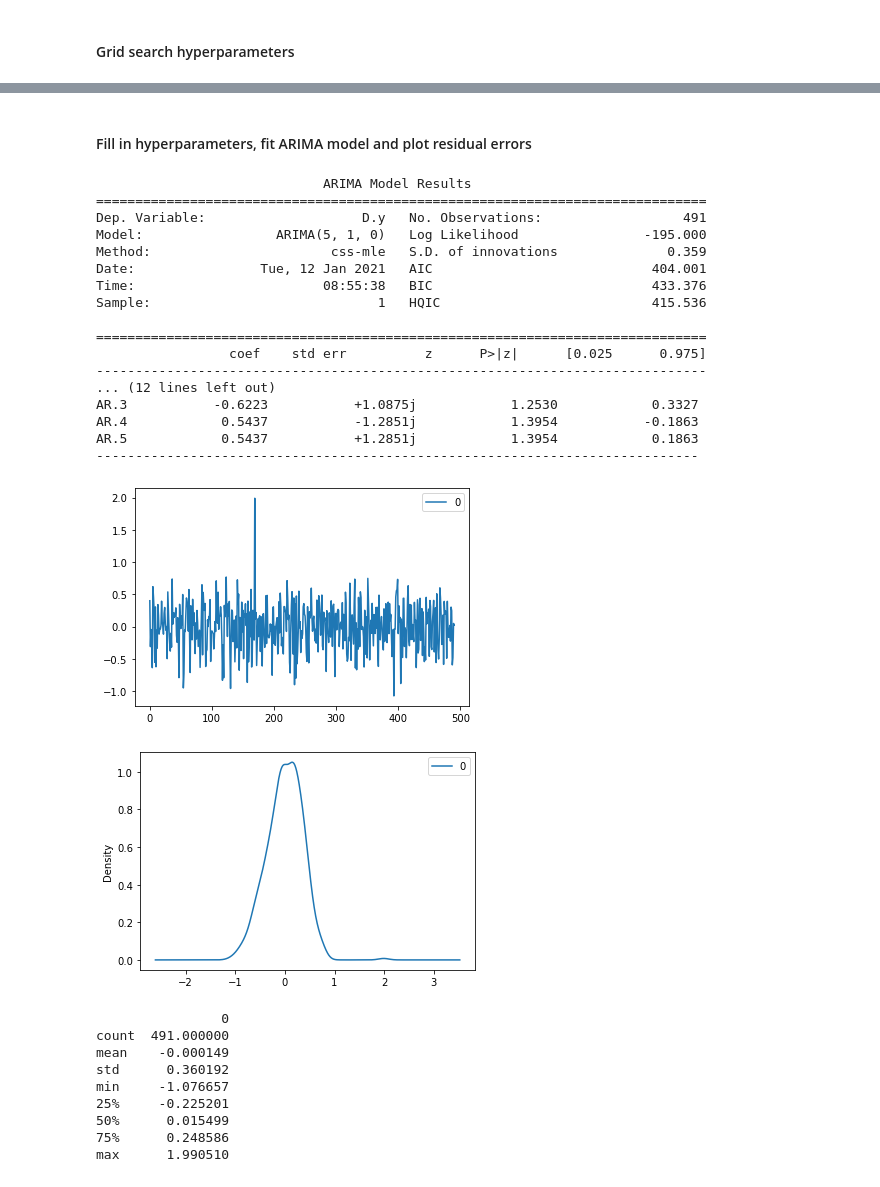
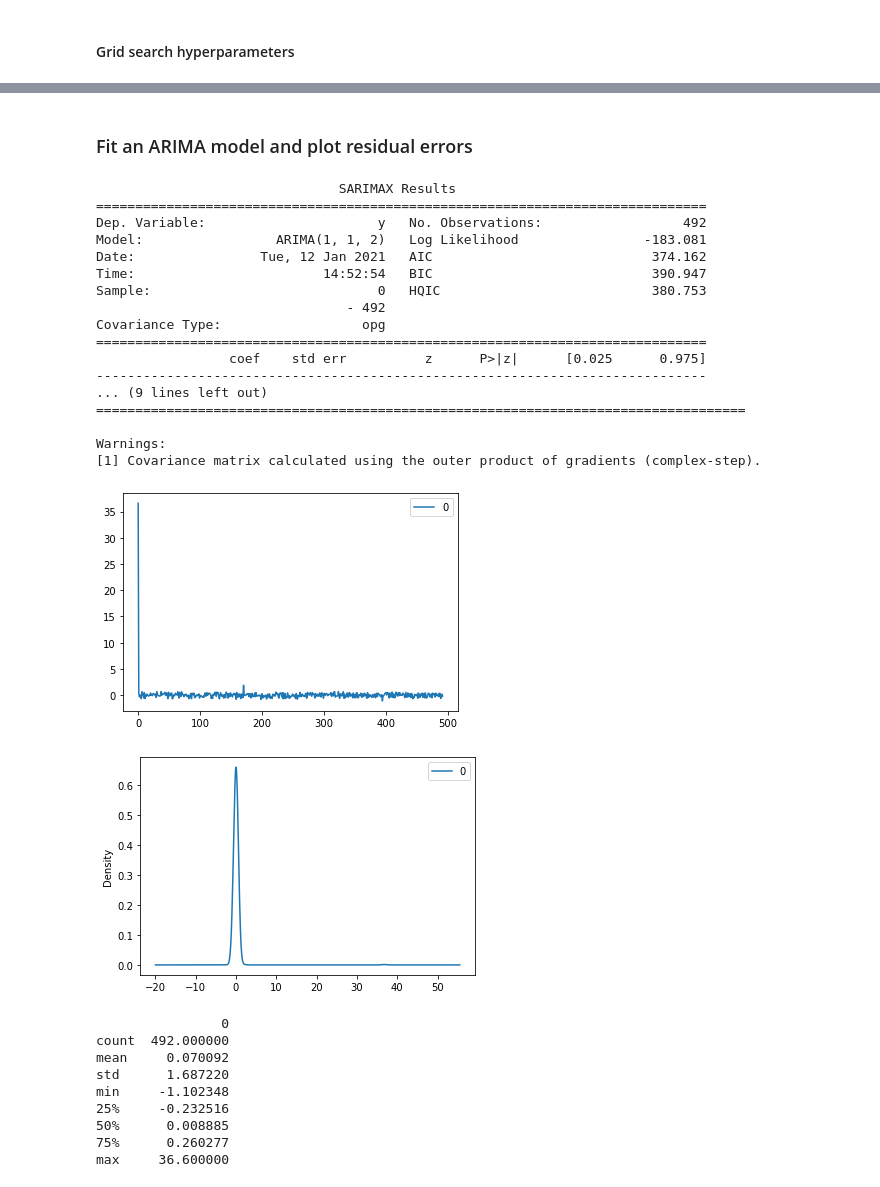
Before and after one commit to GitSanty/EWS-regression, a Jupyter notebook: Arinti_v9.ipynb, the cells around one changed output, grey strips where cells are left out. Saved outputs shown, nothing was run; the diff lists cells and outputs as text; code cells hidden in the pictures.

```diff
--- a/Arinti_v9.ipynb
+++ b/Arinti_v9.ipynb
@@ -174,51 +381,55 @@ NameError: name 'series' is not defined
 # %% [markdown]
-#### Fill in hyperparameters, fit ARIMA model and plot residual errors
+### Fit an ARIMA model and plot residual errors
 # %%
 # split into train and test sets
 X = patient.TEMP.values
 size = int(len(X) * 0.8)
 train, test = X[0:size], X[size:len(X)]
 
 # fit model
-model = ARIMA(train, order=(5,1,0)) # fill in the p, d , q values from grid search
-model_fit = model.fit(disp=0)
+model = ARIMA(train, order=(1,1,2))
+model_fit = model.fit()
+
 # summary of fit model
 print(model_fit.summary())
+
 # line plot of residuals
 residuals = DataFrame(model_fit.resid)
 residuals.plot()
 plt.show()
+
 # density plot of residuals
 residuals.plot(kind='kde')
 plt.show()
-# summary stats of residuals: mean close to zero , and st dev close to 1
+
+# summary stats of residuals
 print(residuals.describe())
 # %% [output]
-                             ARIMA Model Results
+                               SARIMAX Results
 ==============================================================================
-Dep. Variable:                    D.y   No. Observations:                  491
-Model:                 ARIMA(5, 1, 0)   Log Likelihood                -195.000
-Method:                       css-mle   S.D. of innovations              0.359
-Date:                Tue, 12 Jan 2021   AIC                            404.001
-Time:                        08:55:38   BIC                            433.376
-Sample:                             1   HQIC                           415.536
-
+Dep. Variable:                      y   No. Observations:                  492
+Model:                 ARIMA(1, 1, 2)   Log Likelihood                -183.081
+Date:                Tue, 12 Jan 2021   AIC                            374.162
+Time:                        14:52:54   BIC                            390.947
+Sample:                             0   HQIC                           380.753
+                                - 492
+Covariance Type:                  opg
 ==============================================================================
                  coef    std err          z      P>|z|      [0.025      0.975]
 ------------------------------------------------------------------------------
-... (12 lines left out)
-AR.3           -0.6223           +1.0875j            1.2530            0.3327
-AR.4            0.5437           -1.2851j            1.3954           -0.1863
-AR.5            0.5437           +1.2851j            1.3954            0.1863
------------------------------------------------------------------------------
+... (9 lines left out)
+===================================================================================
+
+Warnings:
+[1] Covariance matrix calculated using the outer product of gradients (complex-step).
-[figure, old version]
+[figure, new version]
-[figure, old version]
+[figure, new version]
                 0
-count  491.000000
-mean    -0.000149
-std      0.360192
-min     -1.076657
-25%     -0.225201
-50%      0.015499
-75%      0.248586
-max      1.990510
+count  492.000000
+mean     0.070092
+std      1.687220
+min     -1.102348
+25%     -0.232516
+50%      0.008885
+75%      0.260277
+max     36.600000
```
Also changed, not shown: parts of 41 cells of this notebook.
